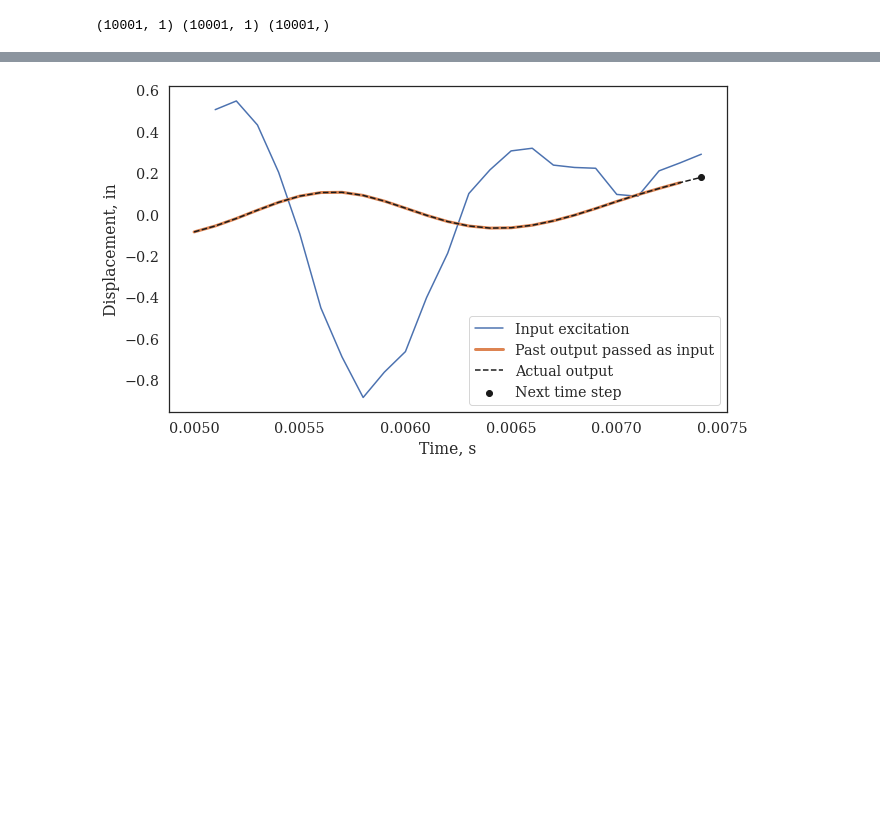
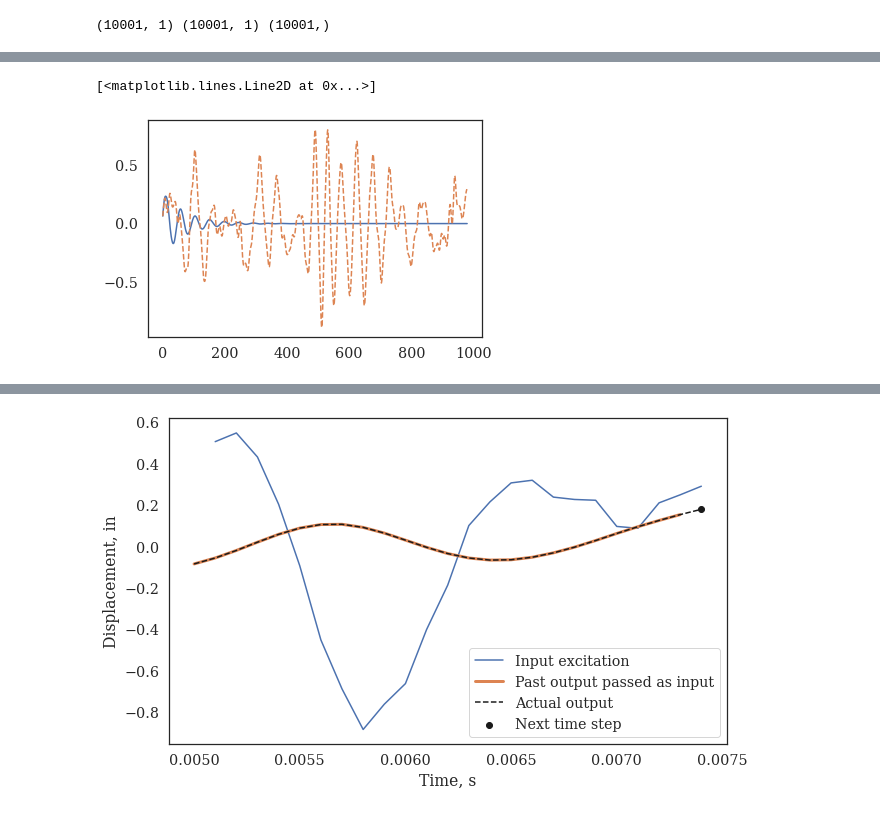
Before and after one commit to cleeag/ece271b, a Jupyter notebook: lstm/ARMAX_v01-FlatBeam.ipynb, the cells around one changed output, grey strips where cells are left out. Cells and saved outputs as stored; diff of their text form; code cells hidden in the pictures; blank space fills up the shorter version.

```diff
--- a/lstm/ARMAX_v01-FlatBeam.ipynb
+++ b/lstm/ARMAX_v01-FlatBeam.ipynb
@@ -138,0 +178,8 @@ torch.Size([6975, 2, 24]) torch.Size([6975, 1])
+# %%
+forecast = results.predict(start=20, end = 1000, exog = utrain[20:], dynamic = True)
+
+plt.plot(forecast)
+plt.plot(ytrain[20:1000], '--')
+# %% [output]
+[<matplotlib.lines.Line2D at 0x...>]
+[figure, added]
```
Also changed, not shown: parts of 8 cells of this notebook.
